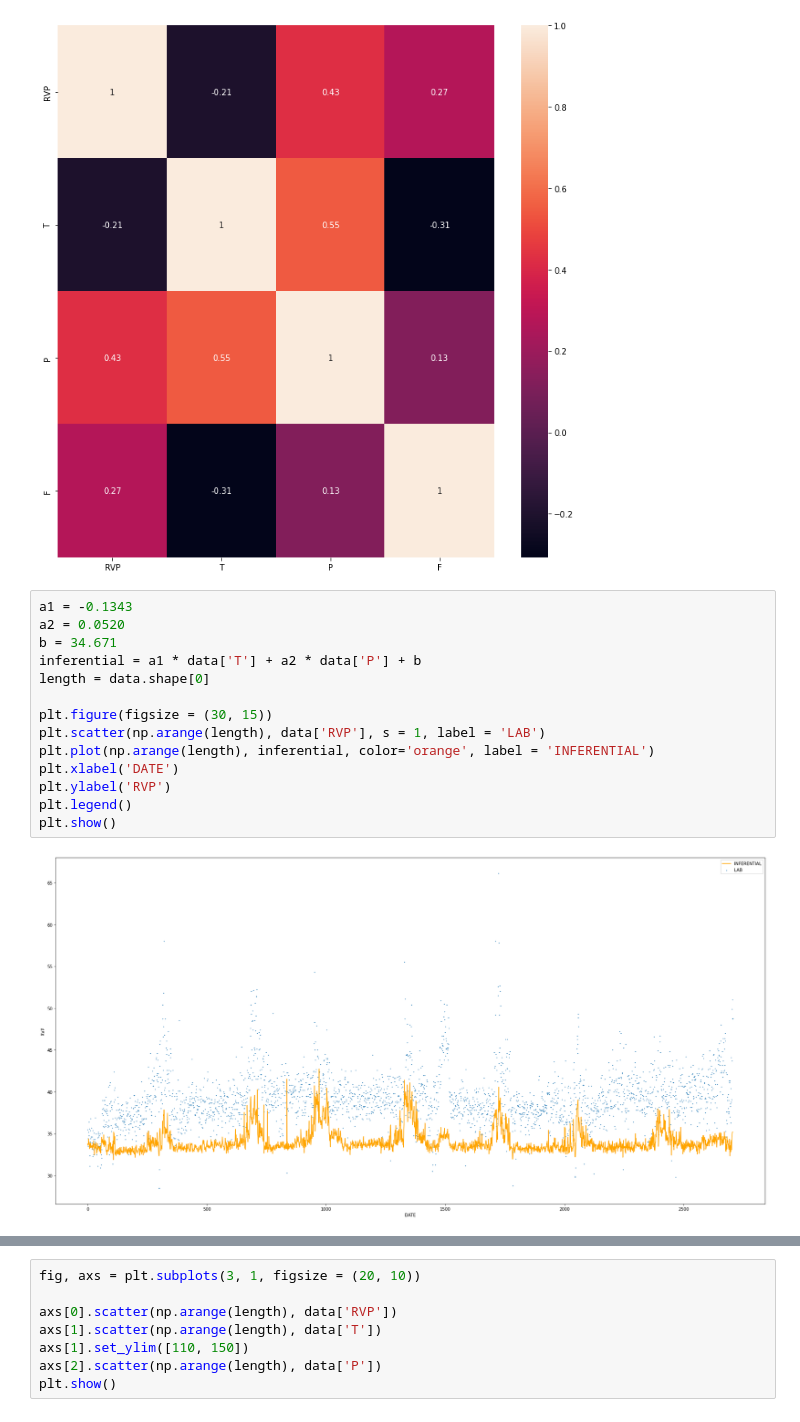
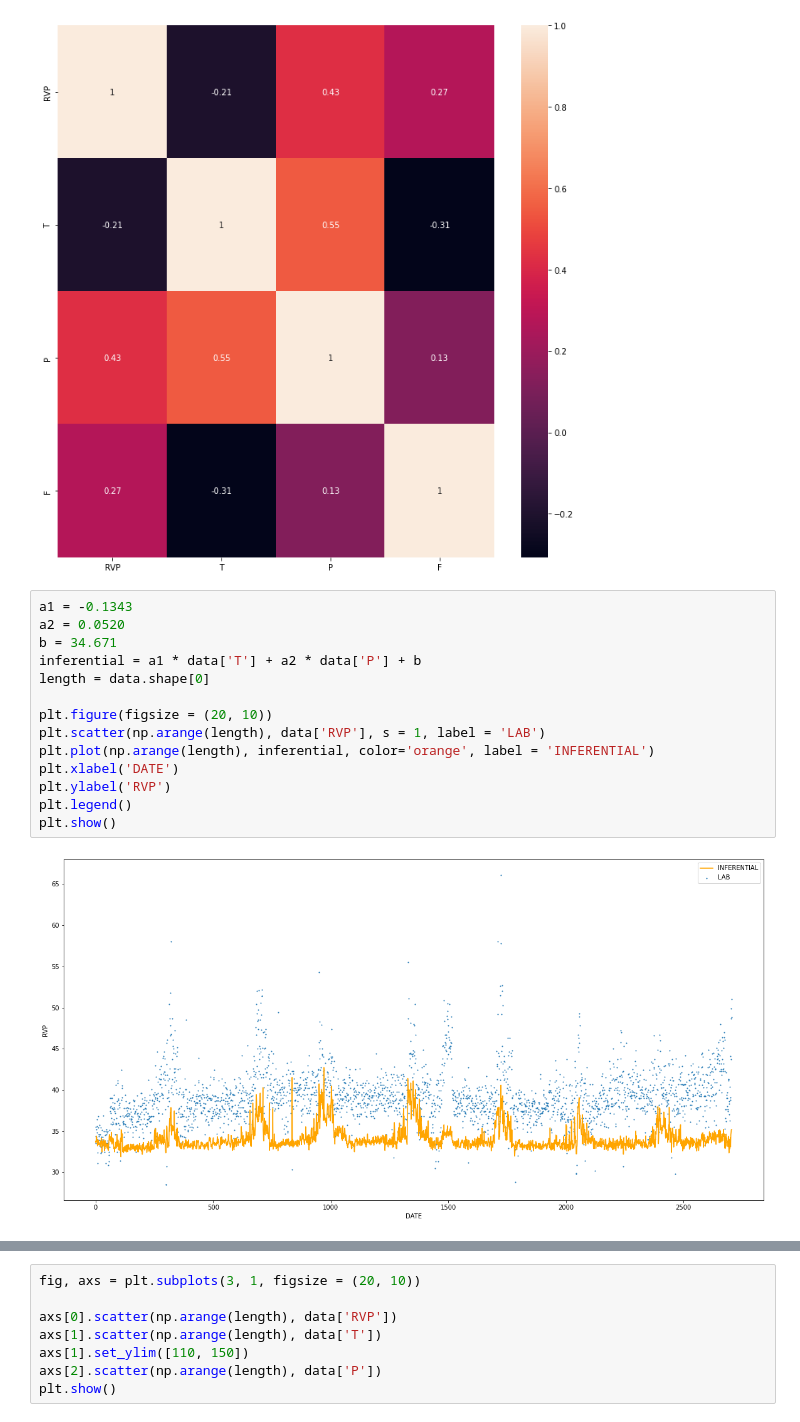
Before and after one commit to hoonzi-s/APC, a Jupyter notebook: #1 ALK - 213BTMRVP Inferential.ipynb, the cells around one changed output, grey strips where cells are left out. Cells and saved outputs as stored; diff of their text form.

```diff
--- a/#1 ALK - 213BTMRVP Inferential.ipynb
+++ b/#1 ALK - 213BTMRVP Inferential.ipynb
@@ -104,18 +104,18 @@ plt.show()
 # %%
 a1 = -0.1343
 a2 = 0.0520
 b = 34.671
 inferential = a1 * data['T'] + a2 * data['P'] + b
 length = data.shape[0]
 
-plt.figure(figsize = (30, 15))
+plt.figure(figsize = (20, 10))
 plt.scatter(np.arange(length), data['RVP'], s = 1, label = 'LAB')
 plt.plot(np.arange(length), inferential, color='orange', label = 'INFERENTIAL')
 plt.xlabel('DATE')
 plt.ylabel('RVP')
 plt.legend()
 plt.show()
 # %% [output]
-[figure, old version]
+[figure, new version]
 # %%
 input = data.iloc[:, 1:]
```
Also changed, not shown: parts of 27 cells of this notebook.
